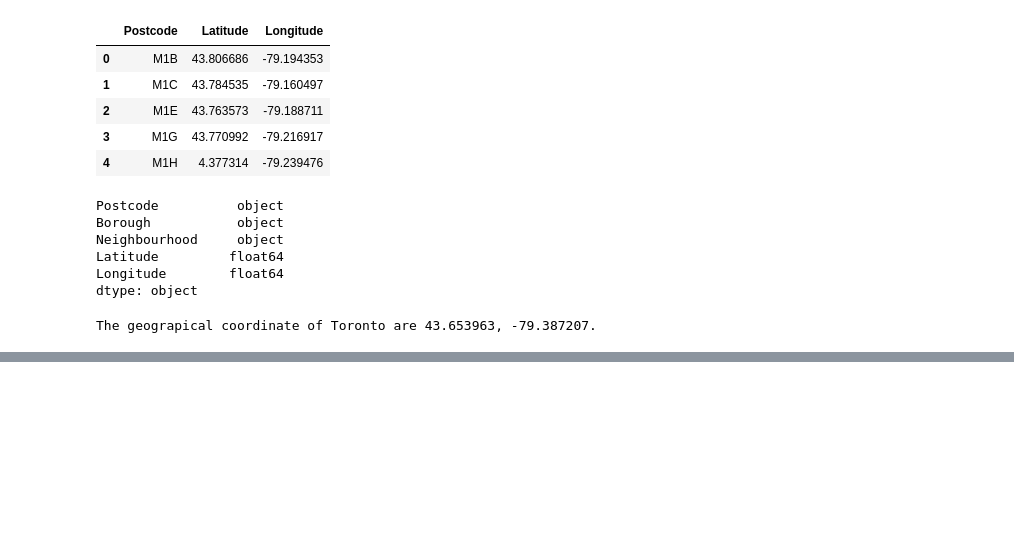
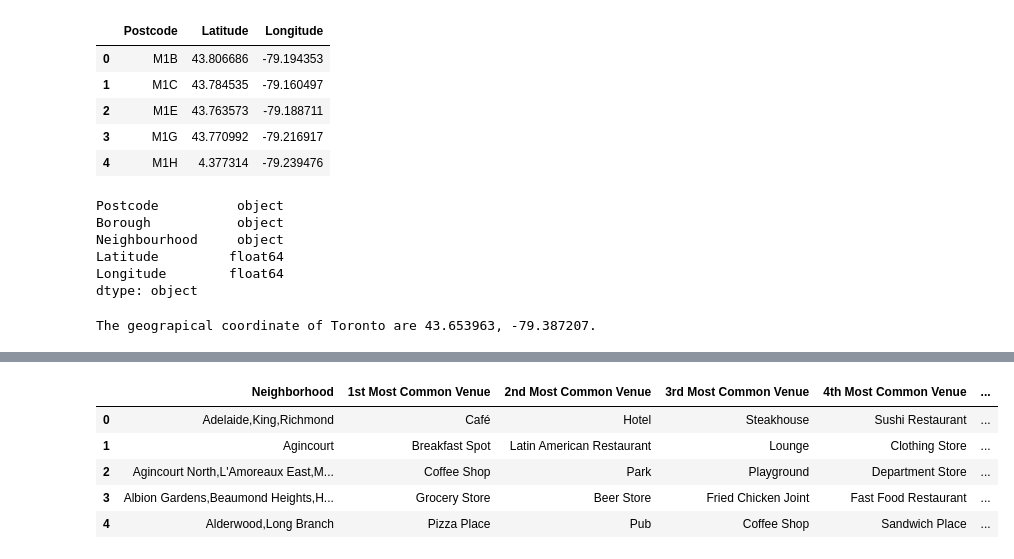
Before and after one commit to dennisb1239/Coursera_Capstone, a Jupyter notebook: K9W3 copy 2.ipynb, the cells around one changed output, grey strips where cells are left out. Cells and saved outputs as stored; diff of their text form; code cells hidden in the pictures; blank space fills up the shorter version.

```diff
--- a/K9W3 copy 2.ipynb
+++ b/K9W3 copy 2.ipynb
@@ -276,24 +340,31 @@ def return_most_common_venues(row, num_top_venues):
 # %%
 num_top_venues = 10
 
 indicators = ['st', 'nd', 'rd']
 
 # create columns according to number of top venues
 columns = ['Neighborhood']
 for ind in np.arange(num_top_venues):
     try:
         columns.append('{}{} Most Common Venue'.format(ind+1, indicators[ind]))
     except:
         columns.append('{}th Most Common Venue'.format(ind+1))
 
 # create a new dataframe
 neighborhoods_venues_sorted = pd.DataFrame(columns=columns)
-neighborhoods_venues_sorted['Neighborhood'] = manhattan_grouped['Neighborhood']
+neighborhoods_venues_sorted['Neighborhood'] = toronto_grouped['Neighborhood']
 
 for ind in np.arange(toronto_grouped.shape[0]):
     neighborhoods_venues_sorted.iloc[ind, 1:] = return_most_common_venues(toronto_grouped.iloc[ind, :], num_top_venues)
 
 neighborhoods_venues_sorted.head()
+# %% [output]
+|  | Neighborhood | 1st Most Common Venue | 2nd Most Common Venue | 3rd Most Common Venue | 4th Most Common Venue | ... |
+| 0 | Adelaide,King,Richmond | Café | Hotel | Steakhouse | Sushi Restaurant | ... |
+| 1 | Agincourt | Breakfast Spot | Latin American Restaurant | Lounge | Clothing Store | ... |
+| 2 | Agincourt North,L'Amoreaux East,M... | Coffee Shop | Park | Playground | Department Store | ... |
+| 3 | Albion Gardens,Beaumond Heights,H... | Grocery Store | Beer Store | Fried Chicken Joint | Fast Food Restaurant | ... |
+| 4 | Alderwood,Long Branch | Pizza Place | Pub | Coffee Shop | Sandwich Place | ... |
 # %%
 # set number of clusters
 kclusters = 5
```
Also changed, not shown: parts of 18 cells of this notebook.
